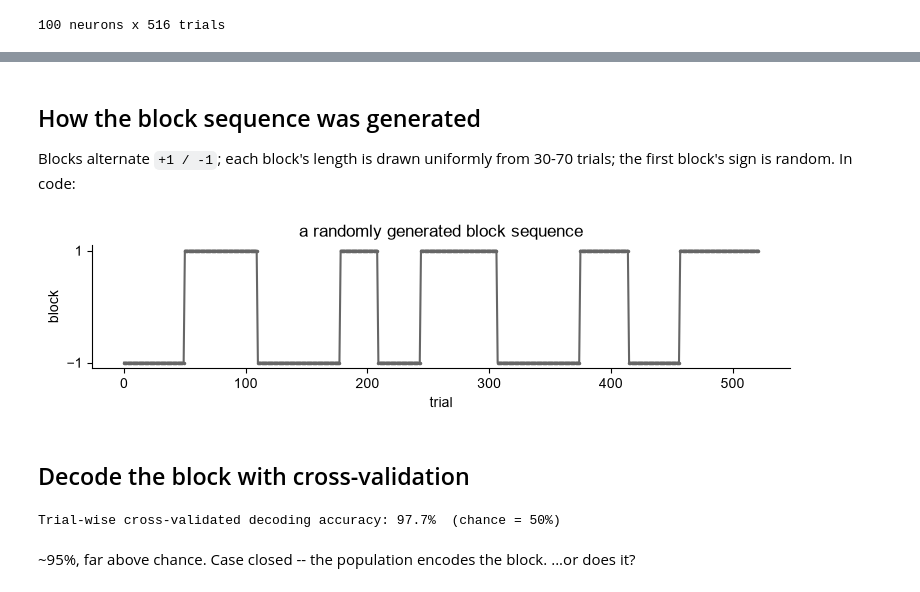
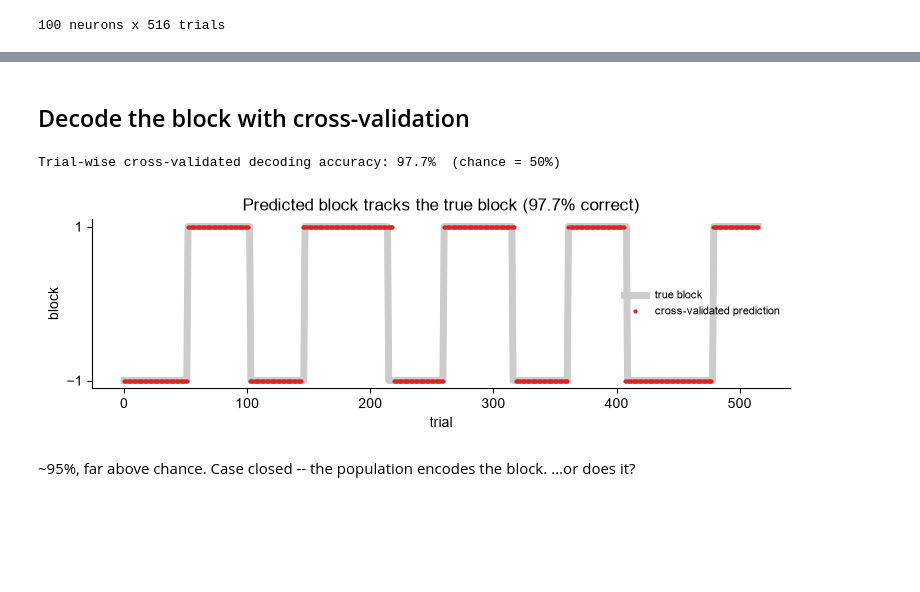
Before and after one commit to SteinmetzLab/GoodAnalysisPractice, a Jupyter notebook: nb4/notebook4_student.ipynb, the cells around one changed output, grey strips where cells are left out. Cells and saved outputs as stored; diff of their text form; code cells hidden in the pictures; blank space fills up the shorter version.

```diff
--- a/nb4/notebook4_student.ipynb
+++ b/nb4/notebook4_student.ipynb
@@ -95,24 +107,22 @@ plt.show()
-# %% [markdown]
-## How the block sequence was generated
-
-Blocks alternate `+1 / -1`; each block's length is drawn uniformly from 30-70
-trials; the first block's sign is random. In code:
-# %%
-# Example of the generative process (also handy later): draw a block sequence.
-example_blocks, _ = make_blocks(np.random.default_rng(1))
-plt.figure(figsize=(9, 1.6))
-plt.plot(example_blocks, '.-', ms=3, color='0.4')
-plt.xlabel('trial'); plt.ylabel('block'); plt.yticks([-1, 1])
-plt.title('a randomly generated block sequence'); plt.show()
-# %% [output]
-[figure, removed]
 # %% [markdown]
 ## Decode the block with cross-validation
-# %%
-acc = trialwise_cv(X, y)      # standard k-fold CV over trials
-print(f'Trial-wise cross-validated decoding accuracy: {acc*100:.1f}%  (chance = 50%)')
-# %% [output]
-Trial-wise cross-validated decoding accuracy: 97.7%  (chance = 50%)
+# %%
+acc = trialwise_cv(X, y)      # standard k-fold CV over trials
+print(f'Trial-wise cross-validated decoding accuracy: {acc*100:.1f}%  (chance = 50%)')
+
+# Out-of-fold prediction for every trial (each trial is predicted while held out)
+pred = cross_val_predict(LinearDiscriminantAnalysis(), X, y,
+                         cv=KFold(10, shuffle=True, random_state=0))
+fig, ax = plt.subplots(figsize=(9, 2.2))
+ax.plot(y, '-', color='0.8', lw=5, label='true block')
+ax.plot(pred, '.', color='tab:red', ms=4, label='cross-validated prediction')
+ax.set_xlabel('trial'); ax.set_ylabel('block'); ax.set_yticks([-1, 1])
+ax.set_title(f'Predicted block tracks the true block ({acc*100:.1f}% correct)')
+ax.legend(frameon=False, loc='center right', fontsize=8)
+plt.show()
+# %% [output]
+Trial-wise cross-validated decoding accuracy: 97.7%  (chance = 50%)
+[figure, added]
 # %% [markdown]
 ~95%, far above chance. Case closed -- the population encodes the block. ...or
 does it?
```
Also changed, not shown: parts of 6 cells of this notebook, 11 other files.
